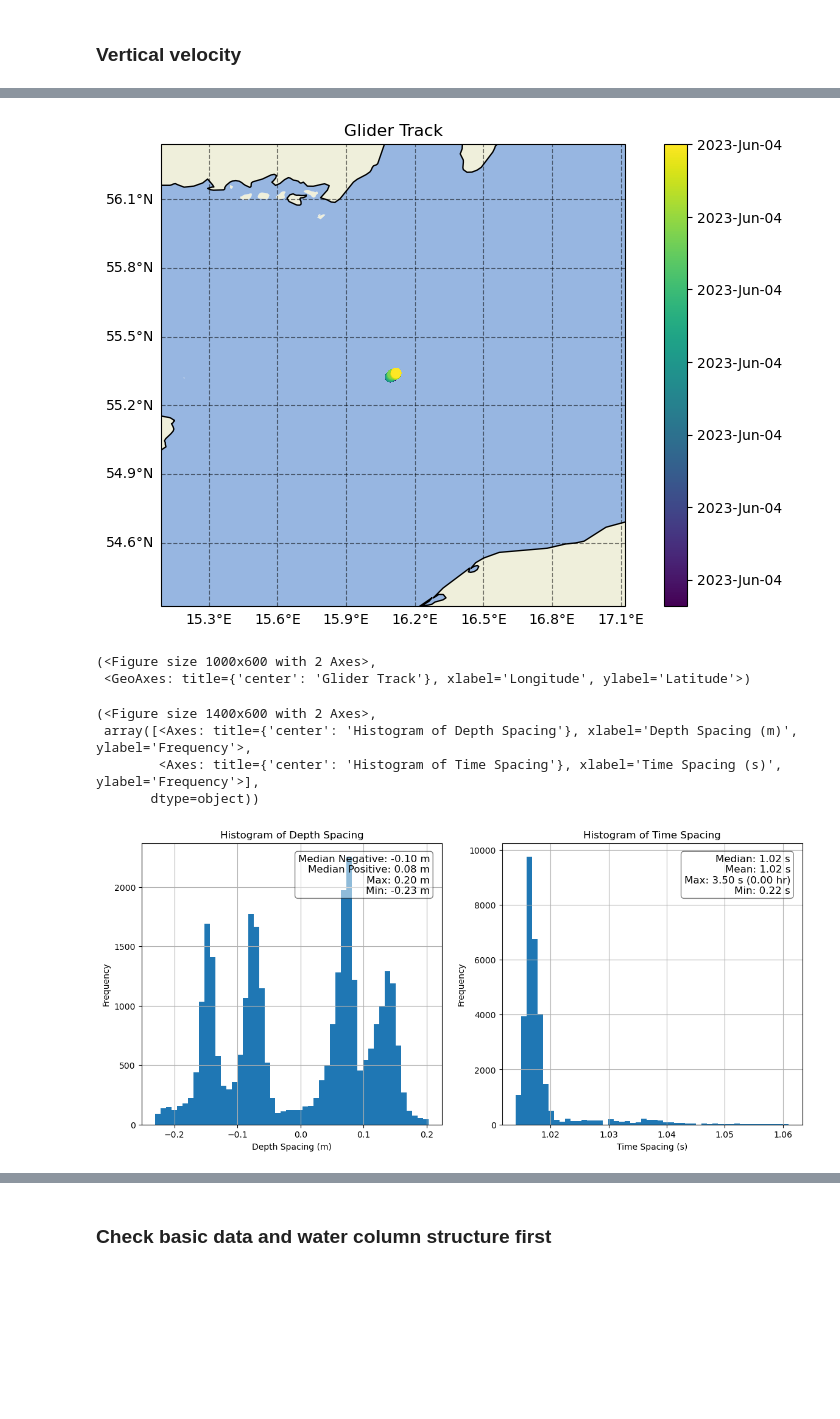
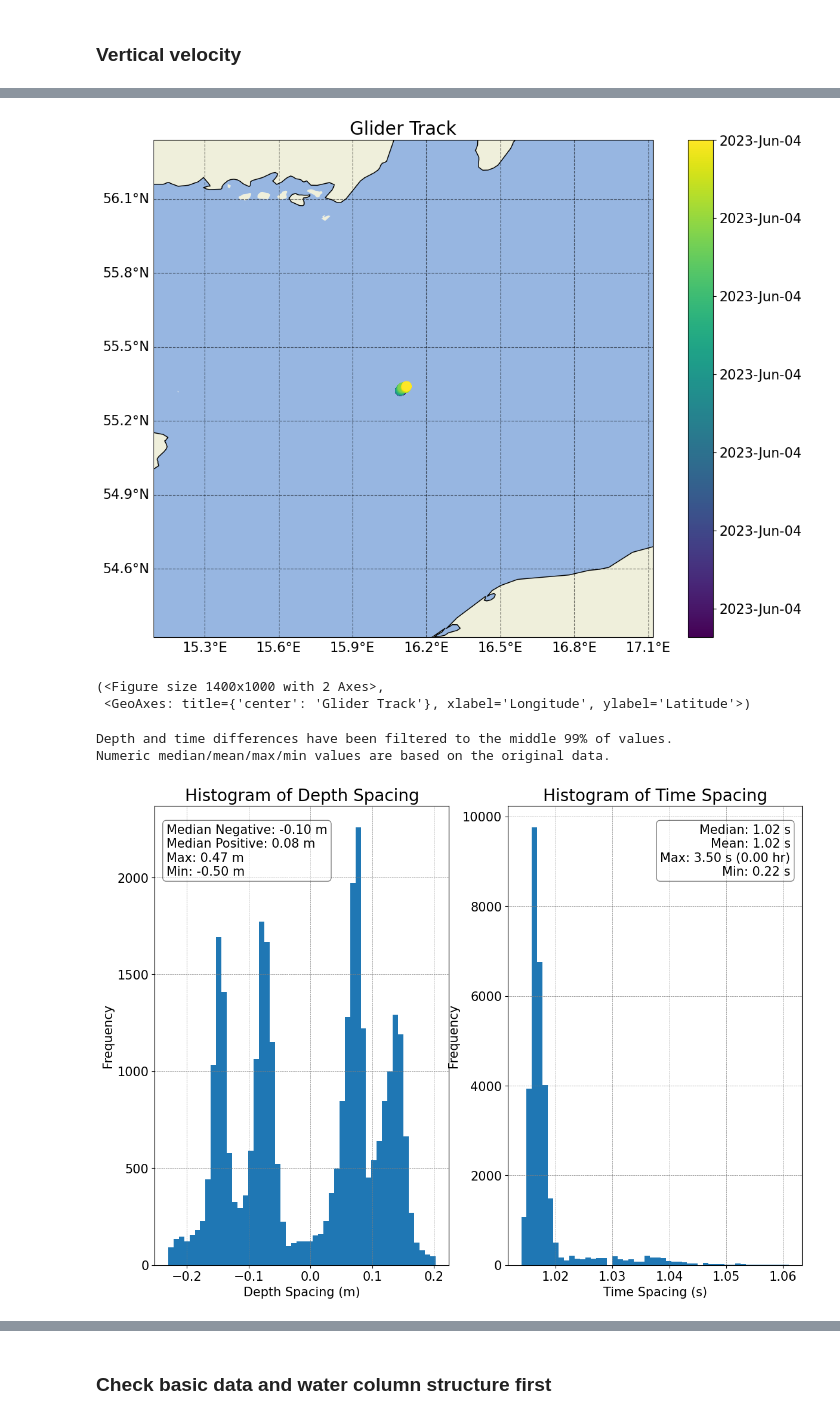
Before and after one commit to OceanGlidersCommunity/glidertest, a Jupyter notebook: demo-output.ipynb, the cells around one changed output, grey strips where cells are left out. Cells and saved outputs as stored; diff of their text form; code cells hidden in the pictures; blank space fills up the shorter version.

```diff
--- a/demo-output.ipynb
+++ b/demo-output.ipynb
@@ -51,12 +51,18 @@ Data variables: (12/85)
 # %% [markdown]
 ### Vertical velocity
 # %%
+# Load glider dataset with vertical velocity parameters
+ds_sg014 = fetchers.load_sample_dataset(dataset_name="sg014_20040924T182454_delayed_subset.nc") # Subset of a full Seaglider mission in the Labrador Sea
+
 # Calculate vertical seawater velocity
 # First, calculate the vertical speed of the glider from the depth data
-ds = tools.calc_glider_w_from_depth(ds)
+ds_sg014 = tools.calc_w_meas(ds_sg014)
 
 # Next, calculate the vertical seawater speed by differencing the DZDT data and the modelled vertical glider speed
-ds = tools.calc_seawater_w(ds)
+ds_sg014 = tools.calc_w_sw(ds_sg014)
 
-tools.plot_vertical_speeds_with_histograms(ds)
+# Plot about 20 profiles to see the behaviour of the flight model
+start_prof = 400
+end_prof = 420
+plots.plot_vertical_speeds_with_histograms(ds_sg014, start_prof, end_prof);
 # %% [output]
@@ -67,18 +93,16 @@ Dataset must contain 'GLIDER_VERT_VELO_MODEL' to create this plot.
 # %%
 # Basic plot of the location of the dataset in space/time
-tools.plot_glider_track(ds)
+plots.plot_glider_track(ds)
 # %% [output]
-[figure, old version]
+[figure, new version]
-(<Figure size 1000x600 with 2 Axes>,
+(<Figure size 1400x1000 with 2 Axes>,
  <GeoAxes: title={'center': 'Glider Track'}, xlabel='Longitude', ylabel='Latitude'>)
 # %%
 # Basic diagnostics of the gridding in the dataset
-tools.plot_grid_spacing_histograms(ds)
+plots.plot_grid_spacing(ds);
 # %% [output]
-(<Figure size 1400x600 with 2 Axes>,
- array([<Axes: title={'center': 'Histogram of Depth Spacing'}, xlabel='Depth Spacing (m)', ylabel='Frequency'>,
-        <Axes: title={'center': 'Histogram of Time Spacing'}, xlabel='Time Spacing (s)', ylabel='Frequency'>],
-       dtype=object))
+Depth and time differences have been filtered to the middle 99% of values.
+Numeric median/mean/max/min values are based on the original data.
-[figure, old version]
+[figure, new version]
 # %%
 # Basic diagnostics of the watermass properties
```
Also changed, not shown: parts of 24 cells of this notebook, 38 other files.
